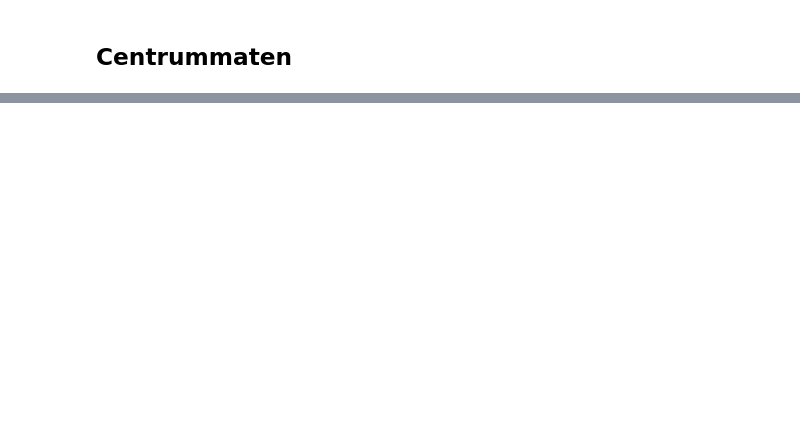
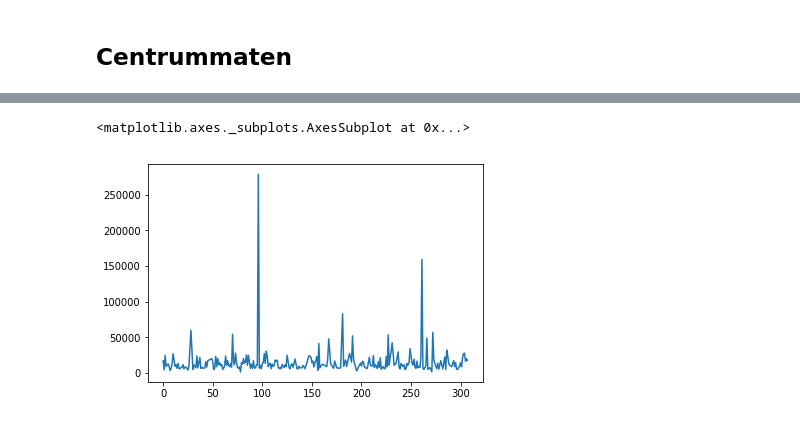
Before and after one commit to sacharypens/Big-Data-2018-2019, a Jupyter notebook: Statistics_on_Gemeenteraadsverkiezingen/Statistics_NVA_2012.ipynb, the cells around one changed output, grey strips where cells are left out. Cells and saved outputs as stored; diff of their text form; code cells hidden in the pictures; blank space fills up the shorter version.

```diff
--- a/Statistics_on_Gemeenteraadsverkiezingen/Statistics_NVA_2012.ipynb
+++ b/Statistics_on_Gemeenteraadsverkiezingen/Statistics_NVA_2012.ipynb
@@ -125,0 +173,5 @@ TypeError: list indices must be integers or slices, not NoneType
+# %%
+data_participated["Totaal"].plot()
+# %% [output]
+<matplotlib.axes._subplots.AxesSubplot at 0x...>
+[figure, added]
```
Also changed, not shown: parts of 27 cells of this notebook, 5 other files.
